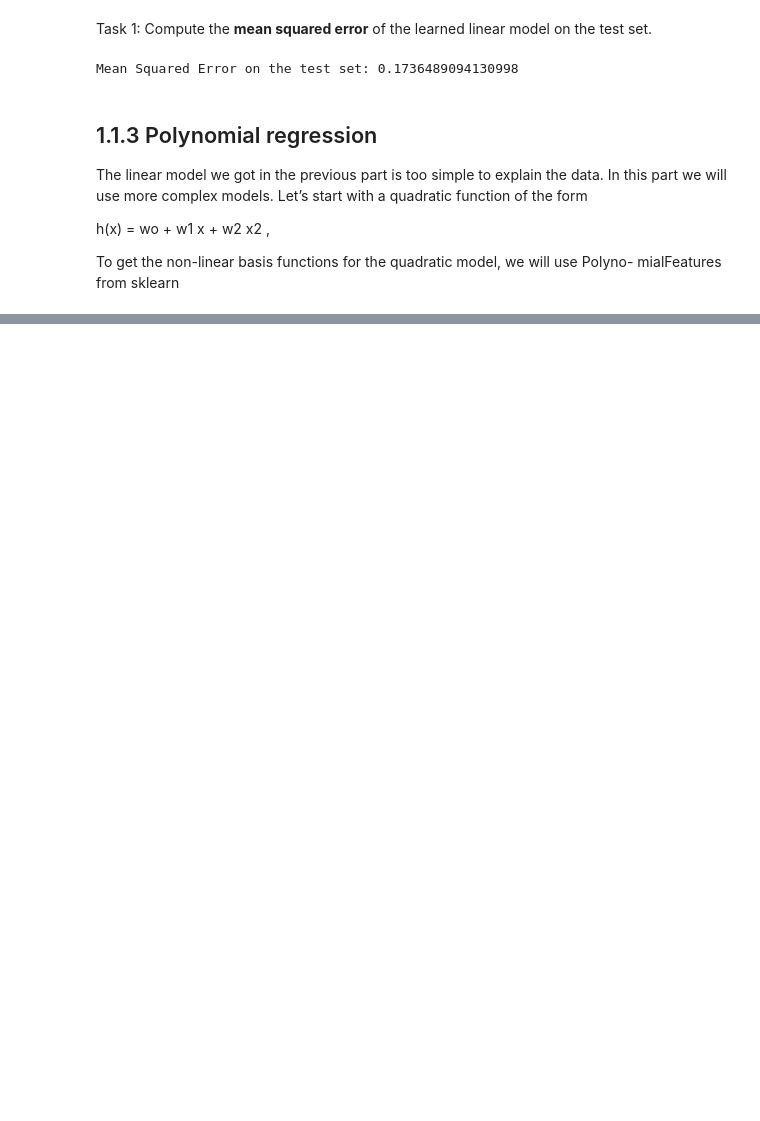
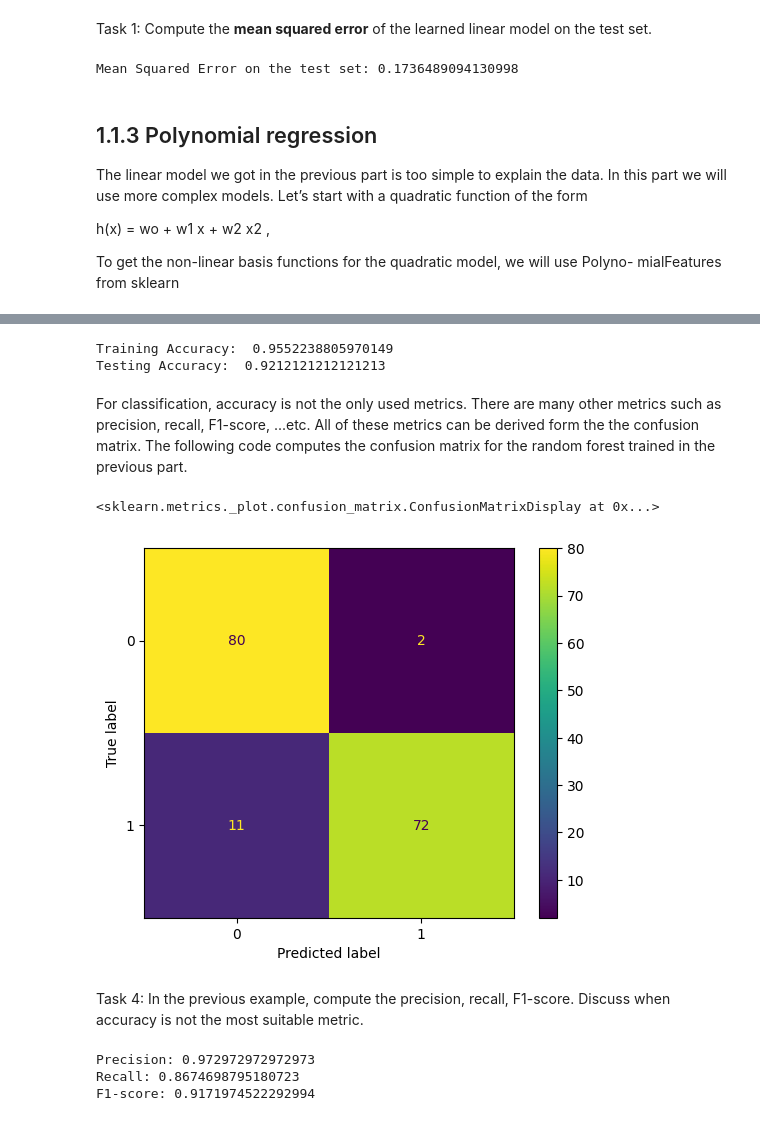
Before and after one commit to faris771/ENCS5141_AI_LAB, a Jupyter notebook: EXP4.ipynb, the cells around one changed output, grey strips where cells are left out. Cells and saved outputs as stored; diff of their text form; code cells hidden in the pictures; blank space fills up the shorter version.

```diff
--- a/EXP4.ipynb
+++ b/EXP4.ipynb
@@ -127,0 +272,46 @@ mialFeatures from sklearn
+# %%
+from sklearn.ensemble import RandomForestClassifier
+
+clf = RandomForestClassifier(n_estimators=2,
+                             criterion="entropy",
+                             max_features="sqrt", max_samples=.8,
+                             random_state=0)
+clf.fit(X_train, y_train)
+print("Training Accuracy: ", clf.score(X_train, y_train))
+print("Testing Accuracy: ", clf.score(X_test, y_test))
+# %% [output]
+Training Accuracy:  0.9552238805970149
+Testing Accuracy:  0.9212121212121213
+# %% [markdown]
+For classification, accuracy is not the only used metrics. There are many other
+metrics such as precision, recall, F1-score, ...etc. All of these metrics can be derived
+form the the confusion matrix. The following code computes the confusion matrix
+for the random forest trained in the previous part.
+# %%
+from sklearn.metrics import confusion_matrix, ConfusionMatrixDisplay
+
+y_pred = clf.predict(X_test)
+cm = confusion_matrix(y_test, y_pred)
+disp = ConfusionMatrixDisplay(confusion_matrix=cm,
+                              display_labels=clf.classes_)
+disp.plot()
+# %% [output]
+<sklearn.metrics._plot.confusion_matrix.ConfusionMatrixDisplay at 0x...>
+[figure, added]
+# %% [markdown]
+Task 4: In the previous example, compute the precision, recall, F1-score. Discuss
+when accuracy is not the most suitable metric.
+# %%
+from sklearn.metrics import precision_score, recall_score, f1_score
+
+precision = precision_score(y_test, y_pred)
+recall = recall_score(y_test, y_pred)
+f1 = f1_score(y_test, y_pred)
+
+print(f"Precision: {precision}")
+print(f"Recall: {recall}")
+print(f"F1-score: {f1}")
+# %% [output]
+Precision: 0.972972972972973
+Recall: 0.8674698795180723
+F1-score: 0.9171974522292994
```
Also changed, not shown: parts of 37 cells of this notebook.
